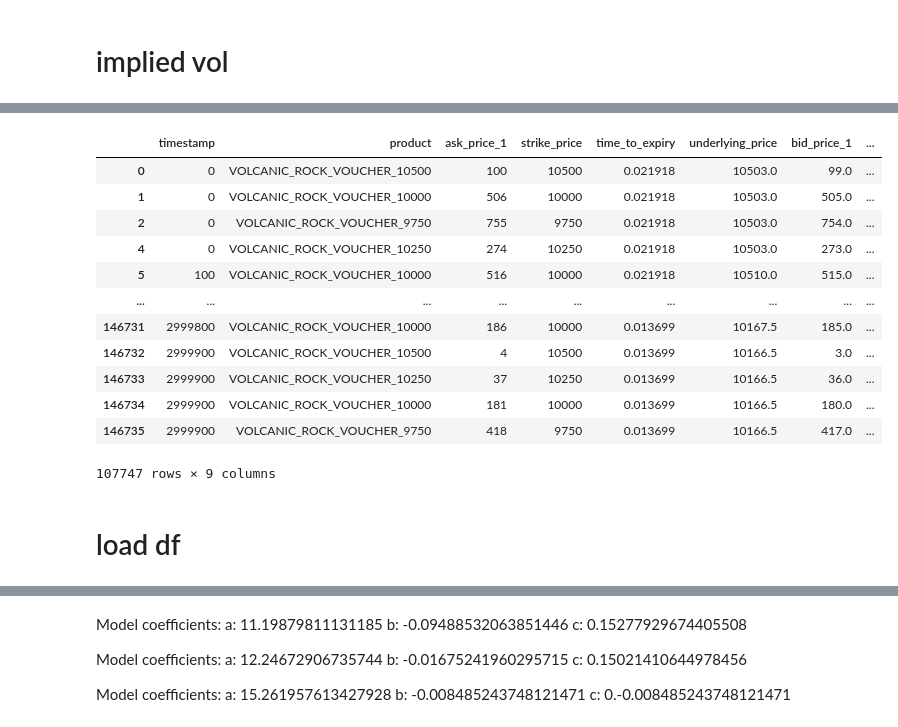
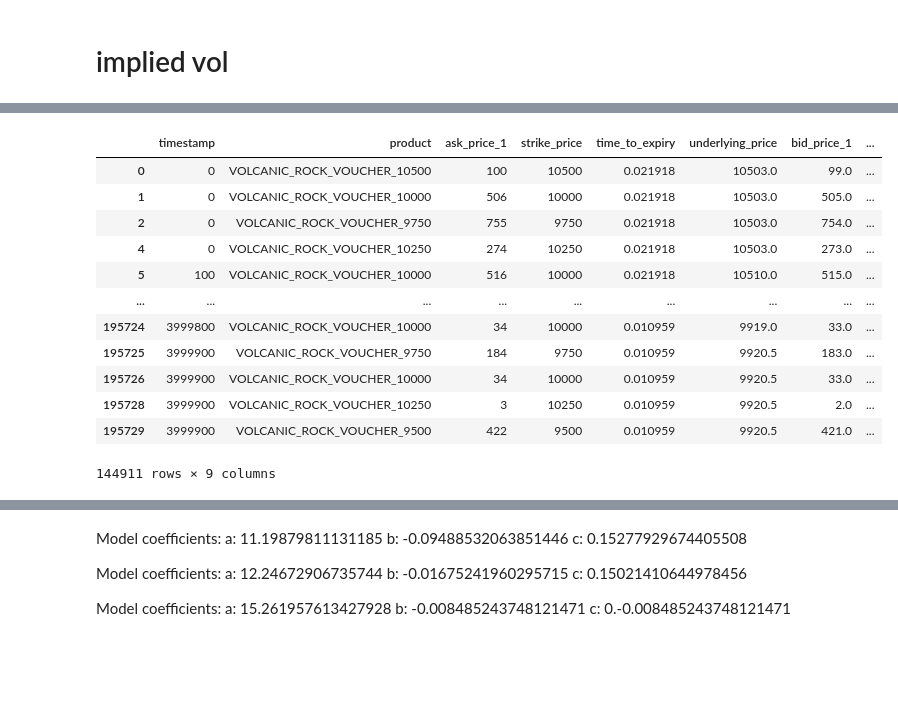
Before and after one commit to chrispyroberts/imc-prosperity-3, a Jupyter notebook: ROUND 3/round3 analysis.ipynb, the cells around one changed output, grey strips where cells are left out. Saved outputs shown, nothing was run; the diff lists cells and outputs as text; code cells hidden in the pictures; blank space fills up the shorter version.

```diff
--- a/ROUND 3/round3 analysis.ipynb
+++ b/ROUND 3/round3 analysis.ipynb
@@ -125,0 +228,3 @@ voucher_df.to_csv("voucher_df_with_implied_vol_bid_ask.csv", index=False)
+# %%
+newer_data_voucher_df = pd.read_csv("voucher_df_day_4_and_5.csv", delimiter=',')
+newer_data_voucher_df
@@ -125,0 +245,6 @@ voucher_df.to_csv("voucher_df_with_implied_vol_bid_ask.csv", index=False)
+# %%
+older_data= pd.read_csv("voucher_df_with_implied_vol_bid_ask.csv")
+
+voucher_df = pd.concat([older_data, newer_data_voucher_df])
+voucher_df.reset_index(drop=True, inplace=True)
+voucher_df
@@ -126,18 +265,19 @@ voucher_df.to_csv("voucher_df_with_implied_vol_bid_ask.csv", index=False)
 # %%
-voucher_df[voucher_df['bid_implied_vol'] > 1e-3]
+clean_df = voucher_df[voucher_df['bid_implied_vol'] > 1e-3]
+clean_df = clean_df[clean_df['ask_implied_vol'] > 1e-3]
+
+clean_df
 # %% [output]
 |  | timestamp | product | ask_price_1 | strike_price | time_to_expiry | underlying_price | bid_price_1 | ... |
 | 0 | 0 | VOLCANIC_ROCK_VOUCHER_10500 | 100 | 10500 | 0.021918 | 10503.0 | 99.0 | ... |
 | 1 | 0 | VOLCANIC_ROCK_VOUCHER_10000 | 506 | 10000 | 0.021918 | 10503.0 | 505.0 | ... |
 | 2 | 0 | VOLCANIC_ROCK_VOUCHER_9750 | 755 | 9750 | 0.021918 | 10503.0 | 754.0 | ... |
 | 4 | 0 | VOLCANIC_ROCK_VOUCHER_10250 | 274 | 10250 | 0.021918 | 10503.0 | 273.0 | ... |
 | 5 | 100 | VOLCANIC_ROCK_VOUCHER_10000 | 516 | 10000 | 0.021918 | 10510.0 | 515.0 | ... |
 | ... | ... | ... | ... | ... | ... | ... | ... | ... |
-| 146731 | 2999800 | VOLCANIC_ROCK_VOUCHER_10000 | 186 | 10000 | 0.013699 | 10167.5 | 185.0 | ... |
-| 146732 | 2999900 | VOLCANIC_ROCK_VOUCHER_10500 | 4 | 10500 | 0.013699 | 10166.5 | 3.0 | ... |
-| 146733 | 2999900 | VOLCANIC_ROCK_VOUCHER_10250 | 37 | 10250 | 0.013699 | 10166.5 | 36.0 | ... |
-| 146734 | 2999900 | VOLCANIC_ROCK_VOUCHER_10000 | 181 | 10000 | 0.013699 | 10166.5 | 180.0 | ... |
-| 146735 | 2999900 | VOLCANIC_ROCK_VOUCHER_9750 | 418 | 9750 | 0.013699 | 10166.5 | 417.0 | ... |
+| 195724 | 3999800 | VOLCANIC_ROCK_VOUCHER_10000 | 34 | 10000 | 0.010959 | 9919.0 | 33.0 | ... |
+| 195725 | 3999900 | VOLCANIC_ROCK_VOUCHER_9750 | 184 | 9750 | 0.010959 | 9920.5 | 183.0 | ... |
+| 195726 | 3999900 | VOLCANIC_ROCK_VOUCHER_10000 | 34 | 10000 | 0.010959 | 9920.5 | 33.0 | ... |
+| 195728 | 3999900 | VOLCANIC_ROCK_VOUCHER_10250 | 3 | 10250 | 0.010959 | 9920.5 | 2.0 | ... |
+| 195729 | 3999900 | VOLCANIC_ROCK_VOUCHER_9500 | 422 | 9500 | 0.010959 | 9920.5 | 421.0 | ... |
-107747 rows × 9 columns
+144911 rows × 9 columns
-# %% [markdown]
-# load df
```
Also changed, not shown: parts of 33 cells of this notebook, 7 other files.
